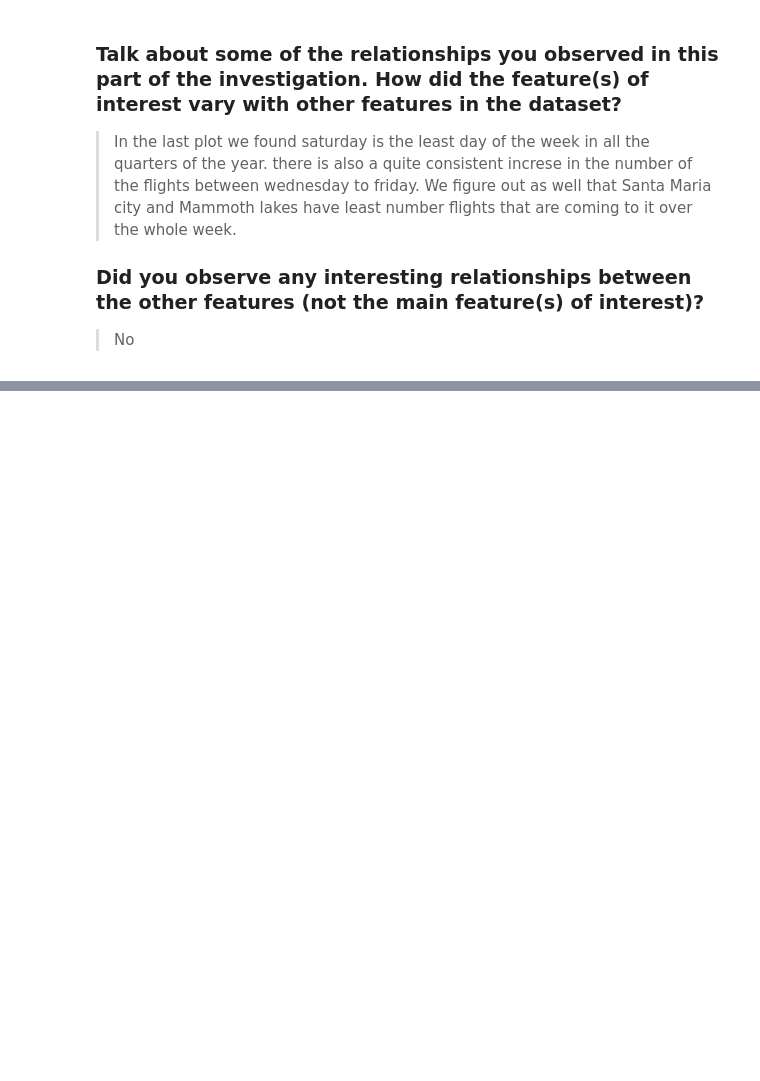
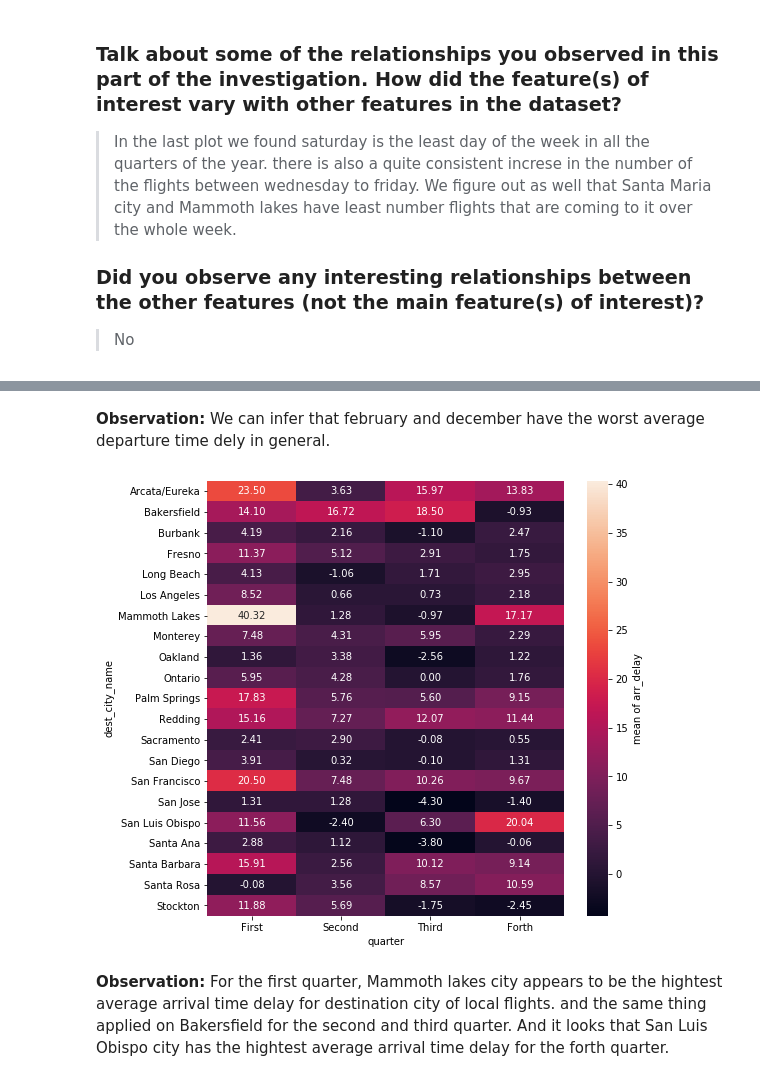
Before and after one commit to Faisal-AlDhuwayhi/Communicate-Data-Findings, a Jupyter notebook: exploration_template.ipynb, the cells around one changed output, grey strips where cells are left out. Cells and saved outputs as stored; diff of their text form; code cells hidden in the pictures; blank space fills up the shorter version.

```diff
--- a/exploration_template.ipynb
+++ b/exploration_template.ipynb
@@ -451,3 +464,22 @@ your work in the previous sections.
+# %% [markdown]
+**Observation:** We can infer that february and december have the worst average departure time dely in general.
+# %%
+# Adapted heat map
+plt.figure(figsize=[8,8])
+# taking only the local flights
+local_flights_master = flights_master[(flights_master.origin_state_name == 'CA') &
+                                   (flights_master.dest_state_name == 'CA')]
+
+cat_means = local_flights_master.groupby(['quarter', 'dest_city_name']).mean()['arr_delay']
+cat_means = cat_means.reset_index(name = 'arr_delay_avg')
+cat_means = cat_means.pivot(index = 'dest_city_name', columns = 'quarter',
+                            values = 'arr_delay_avg')
+sb.heatmap(cat_means, annot = True, fmt = '.2f',
+           cbar_kws = {'label' : 'mean of arr_delay'});
+# %% [output]
+[figure, added]
+# %% [markdown]
+**Observation:** For the first quarter, Mammoth lakes city appears to be the hightest average arrival time delay for destination city of local flights. and the same thing applied on Bakersfield for the second and third quarter. And it looks that San Luis Obispo city has the hightest average arrival time delay for the forth quarter.
 # %% [markdown]
 ### Talk about some of the relationships you observed in this part of the investigation. Were there features that strengthened each other in terms of looking at your feature(s) of interest?
 
```
Also changed, not shown: parts of 7 cells of this notebook.
